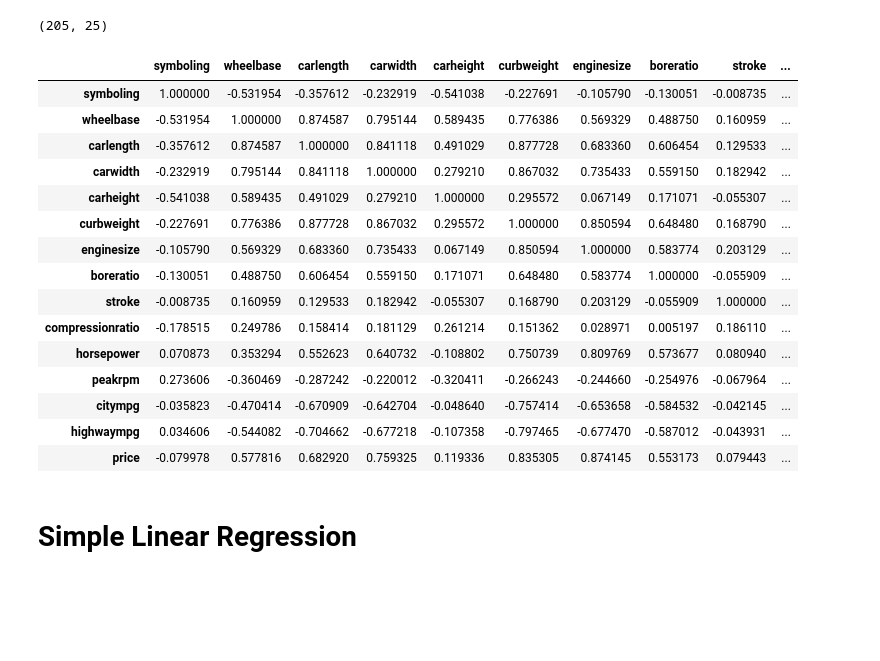
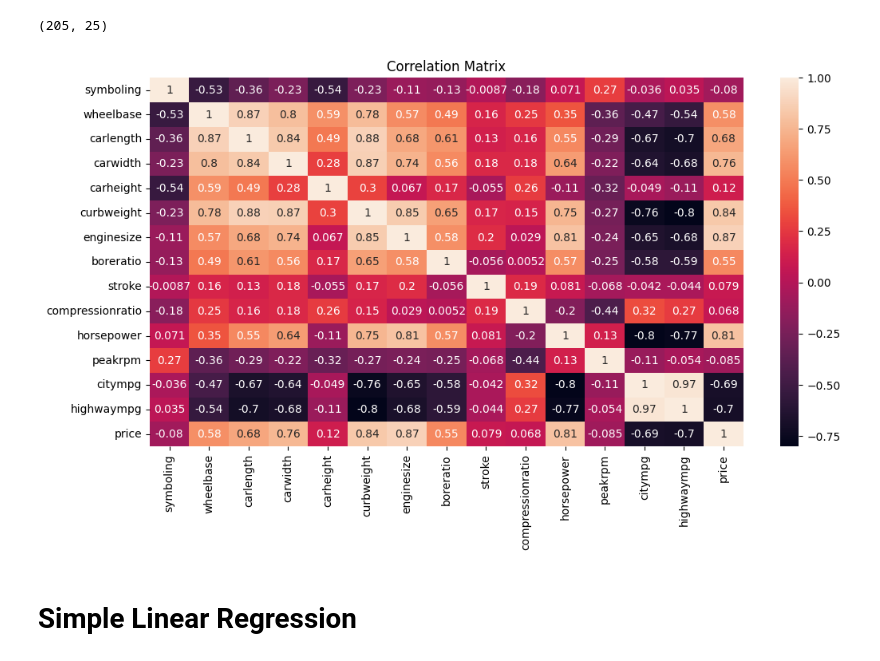
Before and after one commit to kazirshahria/regression_and_time_series, a Jupyter notebook: simple_regression.ipynb, the cells around one changed output. Drawn from its saved outputs; the diff is of its cells as text; code cells hidden in the pictures; blank space fills up the shorter version.

```diff
--- a/simple_regression.ipynb
+++ b/simple_regression.ipynb
@@ -25,26 +25,15 @@ df.head()
 df.shape
 # %% [output]
 (205, 25)
-# %%
-# Correlations
-df.corr(numeric_only=True)
-# %% [output]
-|  | symboling | wheelbase | carlength | carwidth | carheight | curbweight | enginesize | boreratio | stroke | ... |
-| symboling | 1.000000 | -0.531954 | -0.357612 | -0.232919 | -0.541038 | -0.227691 | -0.105790 | -0.130051 | -0.008735 | ... |
-| wheelbase | -0.531954 | 1.000000 | 0.874587 | 0.795144 | 0.589435 | 0.776386 | 0.569329 | 0.488750 | 0.160959 | ... |
-| carlength | -0.357612 | 0.874587 | 1.000000 | 0.841118 | 0.491029 | 0.877728 | 0.683360 | 0.606454 | 0.129533 | ... |
-| carwidth | -0.232919 | 0.795144 | 0.841118 | 1.000000 | 0.279210 | 0.867032 | 0.735433 | 0.559150 | 0.182942 | ... |
-| carheight | -0.541038 | 0.589435 | 0.491029 | 0.279210 | 1.000000 | 0.295572 | 0.067149 | 0.171071 | -0.055307 | ... |
-| curbweight | -0.227691 | 0.776386 | 0.877728 | 0.867032 | 0.295572 | 1.000000 | 0.850594 | 0.648480 | 0.168790 | ... |
-| enginesize | -0.105790 | 0.569329 | 0.683360 | 0.735433 | 0.067149 | 0.850594 | 1.000000 | 0.583774 | 0.203129 | ... |
-| boreratio | -0.130051 | 0.488750 | 0.606454 | 0.559150 | 0.171071 | 0.648480 | 0.583774 | 1.000000 | -0.055909 | ... |
-| stroke | -0.008735 | 0.160959 | 0.129533 | 0.182942 | -0.055307 | 0.168790 | 0.203129 | -0.055909 | 1.000000 | ... |
-| compressionratio | -0.178515 | 0.249786 | 0.158414 | 0.181129 | 0.261214 | 0.151362 | 0.028971 | 0.005197 | 0.186110 | ... |
-| horsepower | 0.070873 | 0.353294 | 0.552623 | 0.640732 | -0.108802 | 0.750739 | 0.809769 | 0.573677 | 0.080940 | ... |
-| peakrpm | 0.273606 | -0.360469 | -0.287242 | -0.220012 | -0.320411 | -0.266243 | -0.244660 | -0.254976 | -0.067964 | ... |
-| citympg | -0.035823 | -0.470414 | -0.670909 | -0.642704 | -0.048640 | -0.757414 | -0.653658 | -0.584532 | -0.042145 | ... |
-| highwaympg | 0.034606 | -0.544082 | -0.704662 | -0.677218 | -0.107358 | -0.797465 | -0.677470 | -0.587012 | -0.043931 | ... |
-| price | -0.079978 | 0.577816 | 0.682920 | 0.759325 | 0.119336 | 0.835305 | 0.874145 | 0.553173 | 0.079443 | ... |
+# %%
+# Correlations
+corr = df.corr(numeric_only=True)
+plt.figure(figsize=(12, 6))
+plt.title("Correlation Matrix")
+sns.heatmap(corr, annot=True)
+plt.show()
+# %% [output]
+[figure, added]
 # %% [markdown]
 # Simple Linear Regression
 # %%
```
Also changed, not shown: parts of 4 cells of this notebook.
